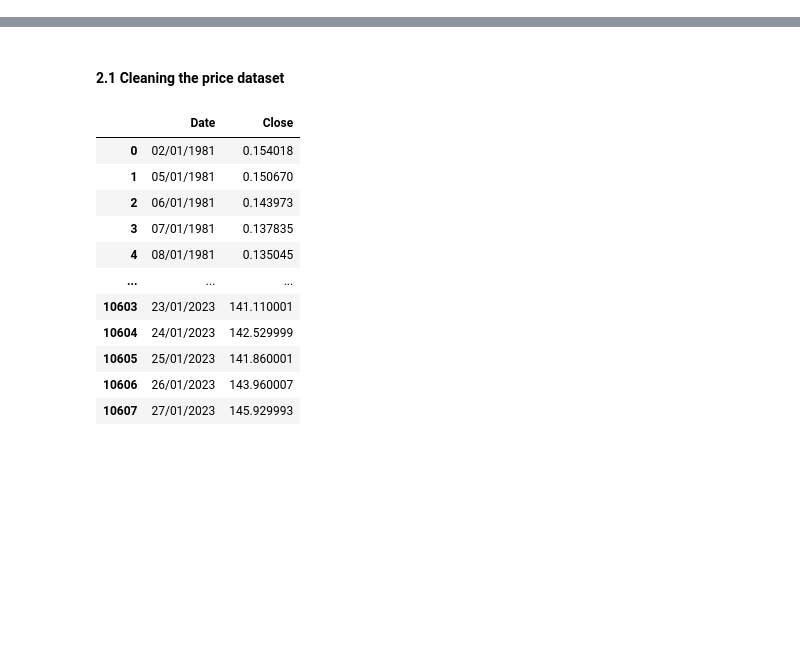
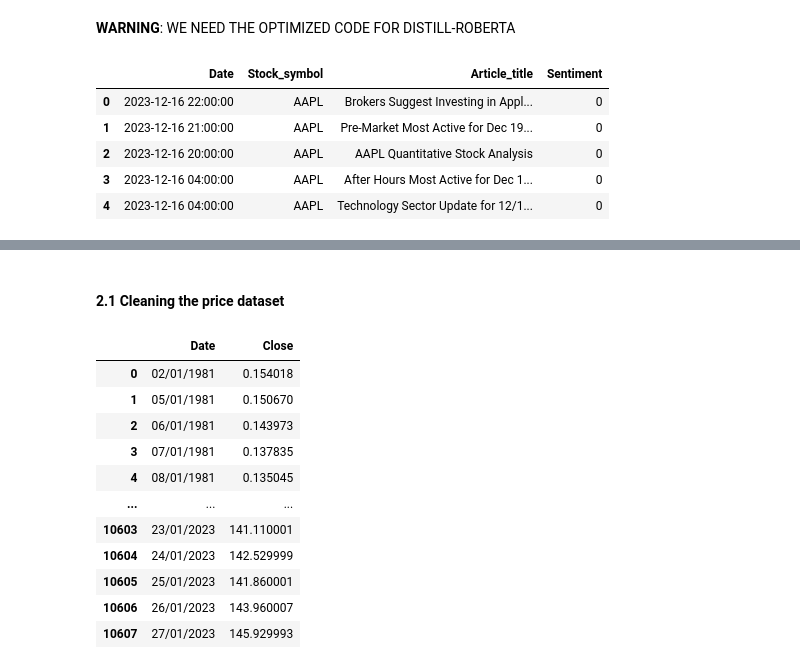
Before and after one commit to Crqbu/Sentiment-Market-Anomaly, a Jupyter notebook: notebooks/data_analysis_with_plots.ipynb, the cells around one changed output, grey strips where cells are left out. Drawn from its saved outputs; the diff is of its cells as text; code cells hidden in the pictures; blank space fills up the shorter version.

```diff
--- a/notebooks/data_analysis_with_plots.ipynb
+++ b/notebooks/data_analysis_with_plots.ipynb
@@ -190,0 +157,2 @@ $P_{t}^{s}$ is the price of stock $s$ at time $t$, $\delta$ is the timeframe for
+# %% [markdown]
+**WARNING**: WE NEED THE OPTIMIZED CODE FOR DISTILL-ROBERTA
@@ -190,0 +182,11 @@ $P_{t}^{s}$ is the price of stock $s$ at time $t$, $\delta$ is the timeframe for
+# %%
+#Here we merge the sentiment scores to the dataset
+merged_df = pd.read_csv("../data/processed/processed_news_data_with_sent.csv")
+merged_df.head()
+# %% [output]
+|  | Date | Stock_symbol | Article_title | Sentiment |
+| 0 | 2023-12-16 22:00:00 | AAPL | Brokers Suggest Investing in Appl... | 0 |
+| 1 | 2023-12-16 21:00:00 | AAPL | Pre-Market Most Active for Dec 19... | 0 |
+| 2 | 2023-12-16 20:00:00 | AAPL | AAPL Quantitative Stock Analysis | 0 |
+| 3 | 2023-12-16 04:00:00 | AAPL | After Hours Most Active for Dec 1... | 0 |
+| 4 | 2023-12-16 04:00:00 | AAPL | Technology Sector Update for 12/1... | 0 |
```
Also changed, not shown: parts of 36 cells of this notebook, 10 other files.
